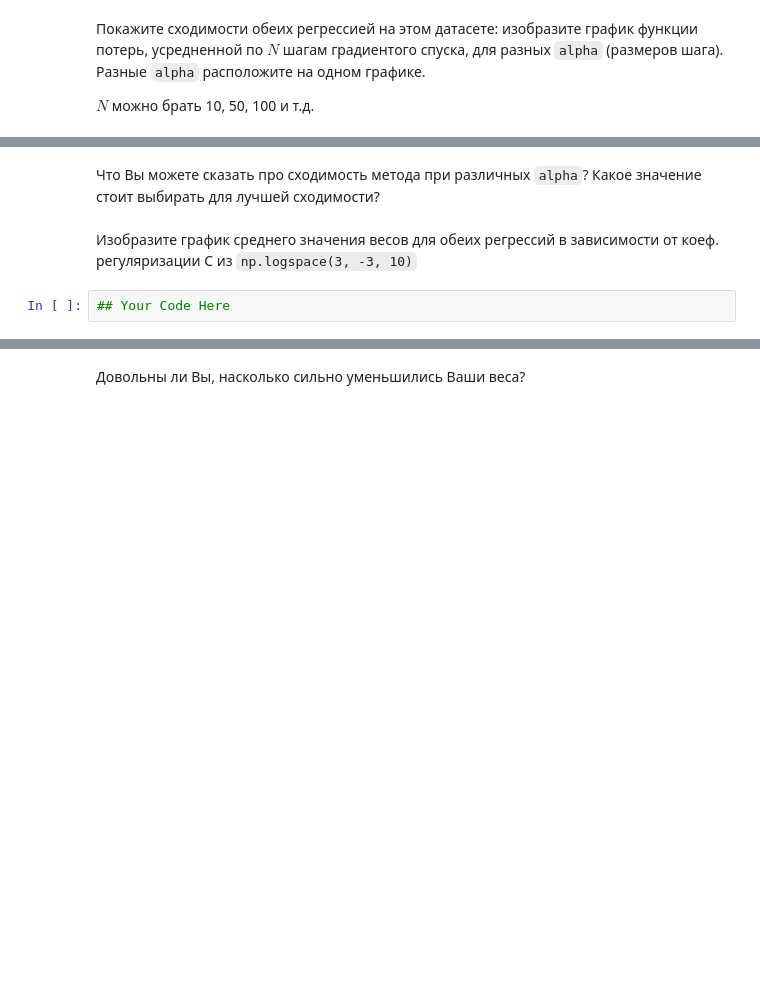
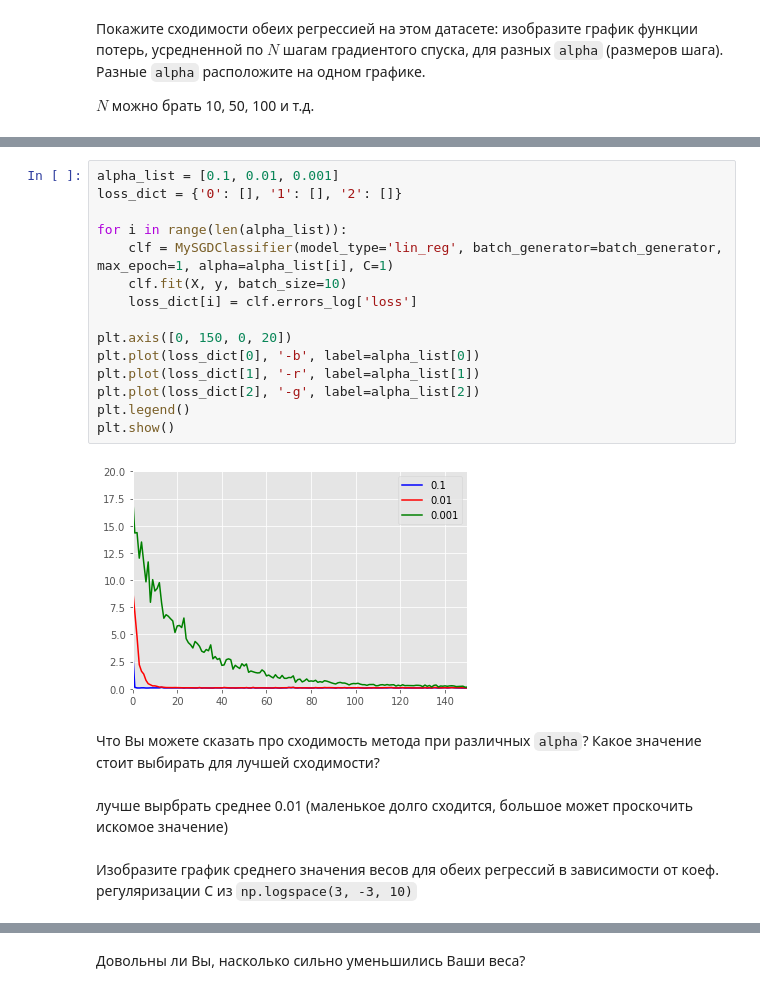
Before and after one commit to AlexFes/sphere_ml_2019, a Jupyter notebook: fesenko_hw2.ipynb, the cells around one changed output, grey strips where cells are left out. Cells and saved outputs as stored; diff of their text form; blank space fills up the shorter version.

```diff
--- a/fesenko_hw2.ipynb
+++ b/fesenko_hw2.ipynb
@@ -398,6 +573,23 @@ $N$ можно брать 10, 50, 100 и т.д.
+# %%
+alpha_list = [0.1, 0.01, 0.001]
+loss_dict = {'0': [], '1': [], '2': []}
+
+for i in range(len(alpha_list)):
+    clf = MySGDClassifier(model_type='lin_reg', batch_generator=batch_generator, max_epoch=1, alpha=alpha_list[i], C=1)
+    clf.fit(X, y, batch_size=10)
+    loss_dict[i] = clf.errors_log['loss']
+
+plt.axis([0, 150, 0, 20])
+plt.plot(loss_dict[0], '-b', label=alpha_list[0])
+plt.plot(loss_dict[1], '-r', label=alpha_list[1])
+plt.plot(loss_dict[2], '-g', label=alpha_list[2])
+plt.legend()
+plt.show()
+# %% [output]
+[figure, added]
 # %% [markdown]
 Что Вы можете сказать про сходимость метода при различных `alpha`? Какое значение стоит выбирать для лучшей сходимости?
+# %% [markdown]
+лучше вырбрать среднее 0.01 (маленькое долго сходится, большое может проскочить искомое значение)
 # %% [markdown]
 Изобразите график среднего значения весов для обеих регрессий в зависимости от коеф. регуляризации С из `np.logspace(3, -3, 10)`
-# %%
-## Your Code Here
```
Also changed, not shown: parts of 20 cells of this notebook.
